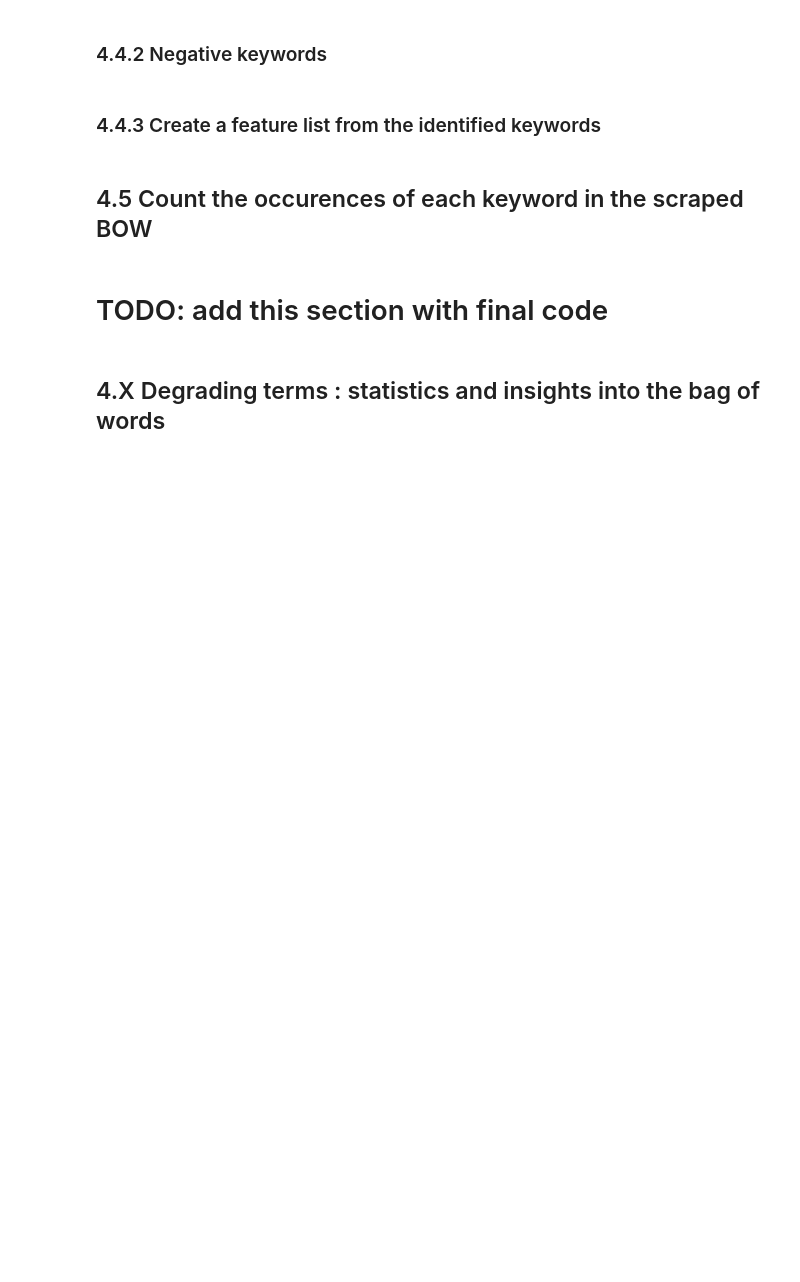
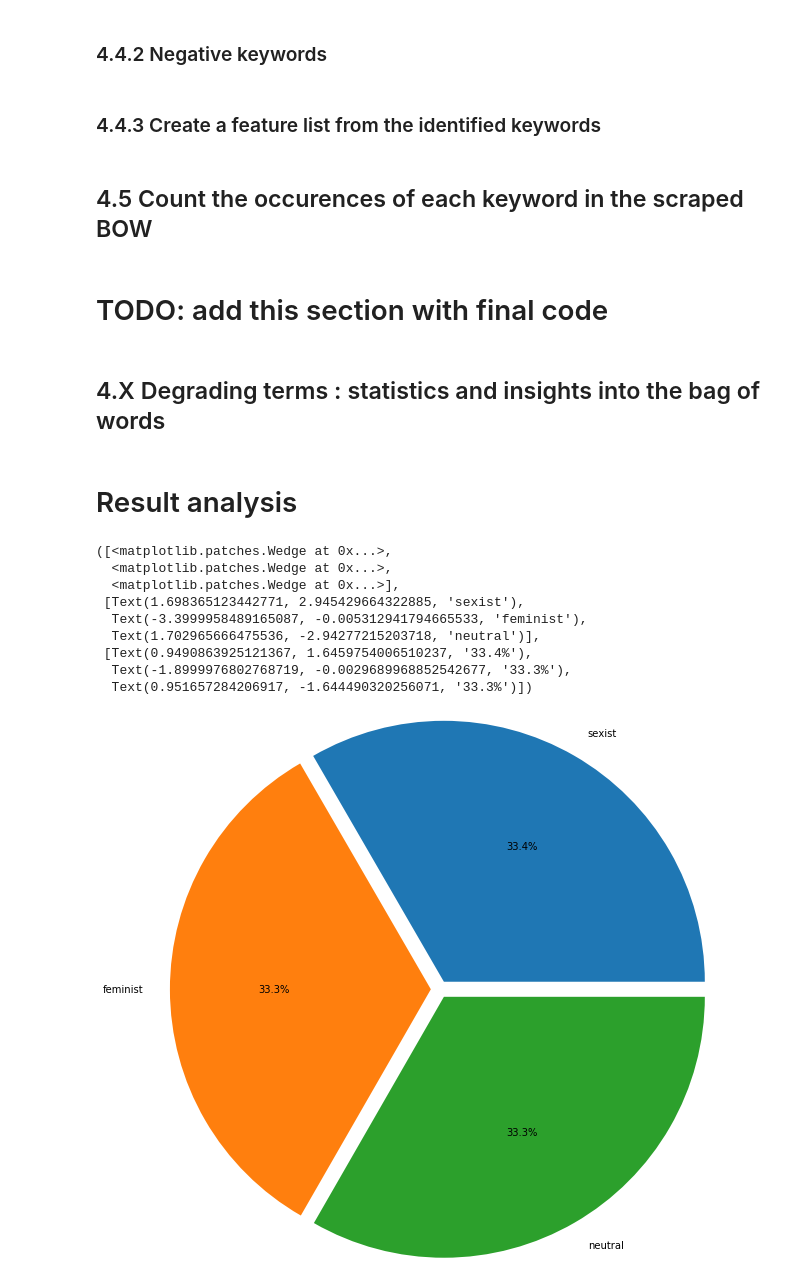
Before and after one commit to axnyang/CS401, a Jupyter notebook: arthur_msd_project.ipynb, the cells around one changed output. Cells and saved outputs as stored; diff of their text form; code cells hidden in the pictures; blank space fills up the shorter version.

Commit message:
add result analysis

```diff
--- a/arthur_msd_project.ipynb
+++ b/arthur_msd_project.ipynb
@@ -1002,3 +1003,34 @@ pd.Series(dist).plot(kind='hist', bins = 100)
 for i in range(0,len(words)):
     if(words[i] in degrading_terms):
         print(words[i])
+# %% [markdown]
+# Result analysis
+# %%
+df = year_artist_name_title_genre
+# %%
+df['labels'] = [random.randint(-1,1) for i in range(len(df['title']))]
+# %%
+def label_lyrics (row):
+    if row['labels'] == 1 :
+        return 'feminist'
+    elif row['labels'] == 0:
+        return 'neutral'
+    else :
+        return 'sexist'
+# %%
+df['category'] = df.apply(label_lyrics, axis=1)
+# %%
+# first start with basic feminist, sexist and neutral proportion labels = ['Feminist','Neutral','Sexist']
+
+plt.pie(df['category'].value_counts(), autopct='%1.1f%%', labels = df['category'].value_counts().index.tolist(), explode= [0.1]*len(df['labels'].value_counts()), radius = 3)
+# %% [output]
+([<matplotlib.patches.Wedge at 0x...>,
+  <matplotlib.patches.Wedge at 0x...>,
+  <matplotlib.patches.Wedge at 0x...>],
+ [Text(1.698365123442771, 2.945429664322885, 'sexist'),
+  Text(-3.3999958489165087, -0.005312941794665533, 'feminist'),
+  Text(1.702965666475536, -2.94277215203718, 'neutral')],
+ [Text(0.9490863925121367, 1.6459754006510237, '33.4%'),
+  Text(-1.8999976802768719, -0.0029689968852542677, '33.3%'),
+  Text(0.951657284206917, -1.644490320256071, '33.3%')])
+[figure, added]
```
Also changed, not shown: parts of 6 cells of this notebook.
